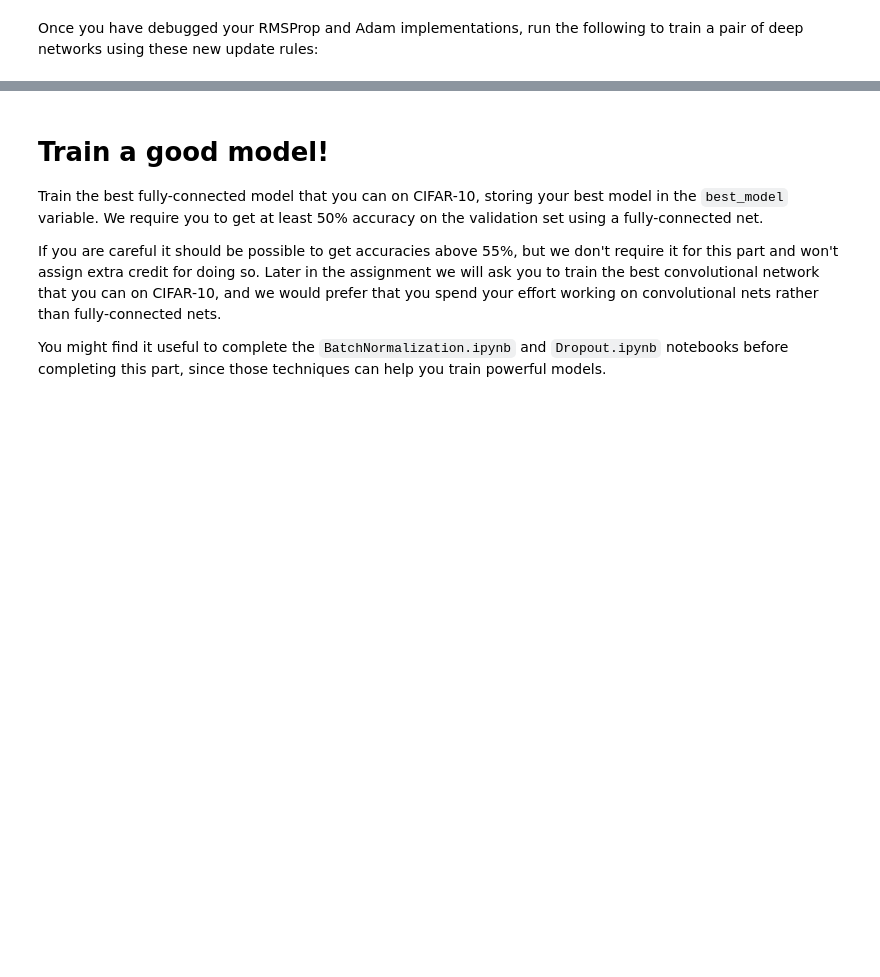
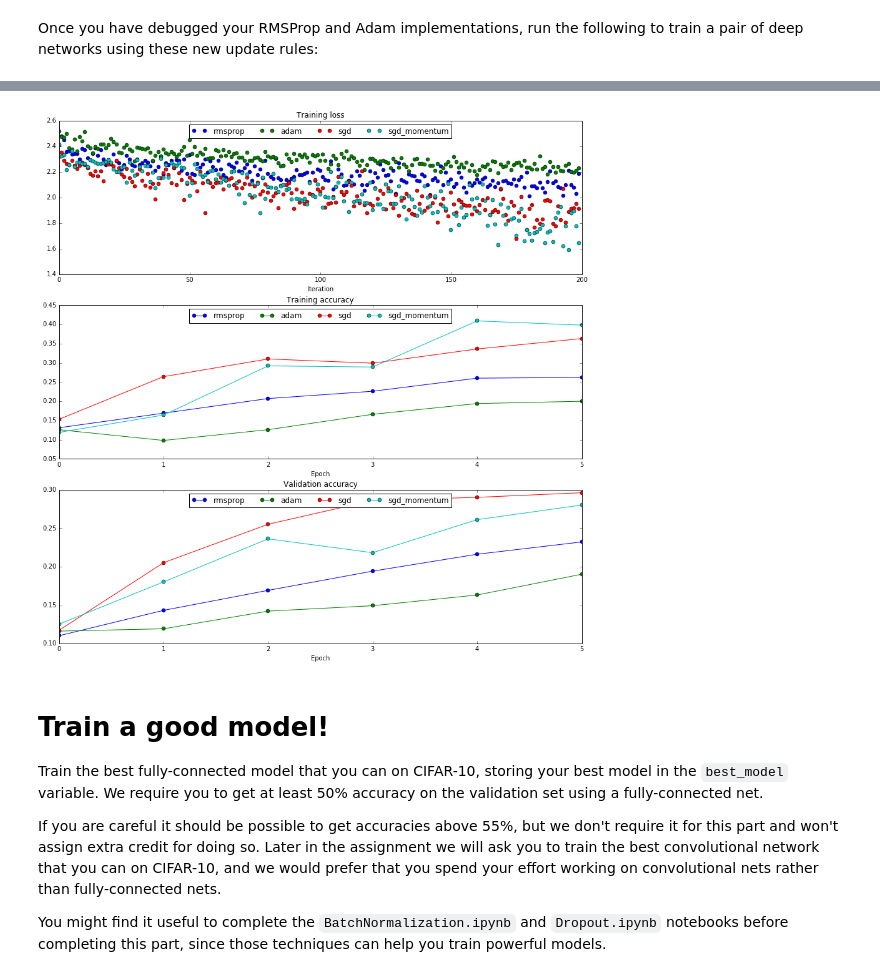
Before and after one commit to dmitrinesterenko/cs231n, a Jupyter notebook: assignment2/FullyConnectedNets.ipynb, the cells around one changed output, grey strips where cells are left out. Drawn from its saved outputs; the diff is of its cells as text; code cells hidden in the pictures; blank space fills up the shorter version.

```diff
--- a/assignment2/FullyConnectedNets.ipynb
+++ b/assignment2/FullyConnectedNets.ipynb
@@ -711,7 +740,7 @@ print 'm error: ', rel_error(expected_m, config['m'])
 # %% [markdown]
 Once you have debugged your RMSProp and Adam implementations, run the following to train a pair of deep networks using these new update rules:
 # %%
-learning_rates = {'rmsprop': 1e-4, 'adam': 1e-3}
+learning_rates = {'rmsprop': 1e-5, 'adam': 1e-5}
 for update_rule in ['adam', 'rmsprop']:
   print 'running with ', update_rule
   model = FullyConnectedNet([100, 100, 100, 100, 100], weight_scale=5e-2)
@@ -754,3 +783,4 @@ for i in [1, 2, 3]:
   plt.legend(loc='upper center', ncol=4)
 plt.gcf().set_size_inches(15, 15)
 plt.show()
+# %% [output]
@@ -757,3 +804,4 @@ plt.show()
+[figure, added]
 # %% [markdown]
 # Train a good model!
 Train the best fully-connected model that you can on CIFAR-10, storing your best model in the `best_model` variable. We require you to get at least 50% accuracy on the validation set using a fully-connected net.
```
Also changed, not shown: parts of 6 cells of this notebook, 3 other files.
